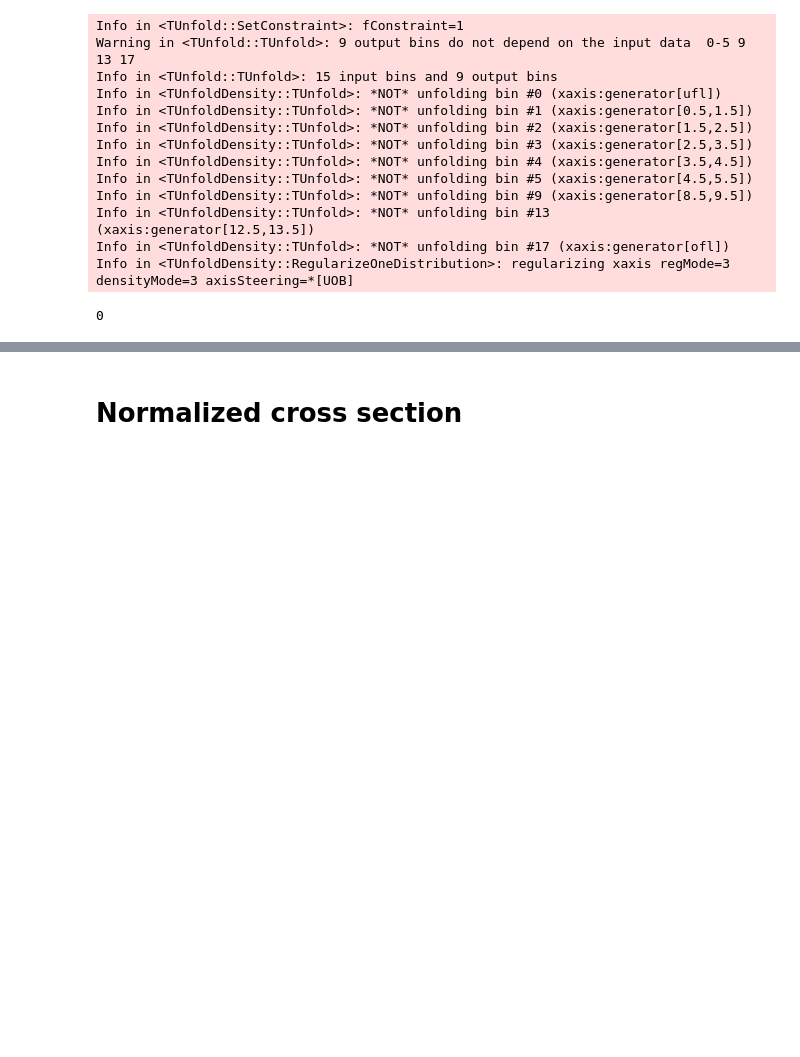
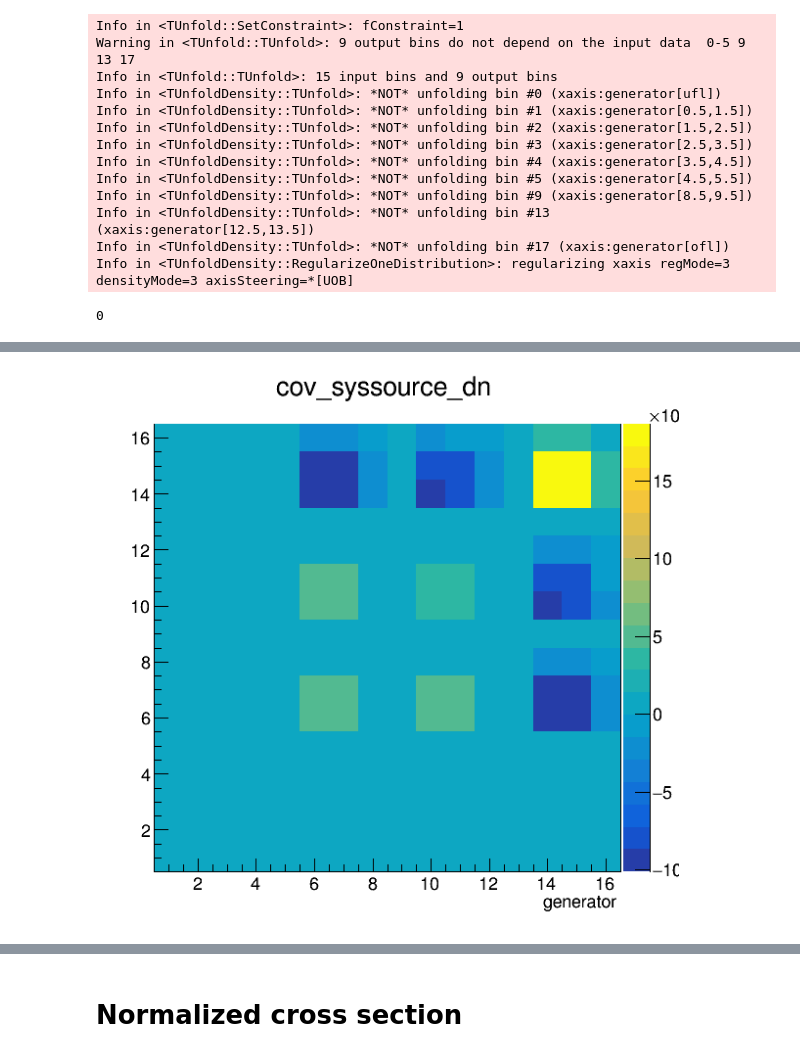
Before and after one commit to rappoccio/TUnfoldExamples, a Jupyter notebook: tunfoldsys_example_normalized-2d.ipynb, the cells around one changed output, grey strips where cells are left out. Drawn from its saved outputs; the diff is of its cells as text; code cells hidden in the pictures; blank space fills up the shorter version.

```diff
--- a/tunfoldsys_example_normalized-2d.ipynb
+++ b/tunfoldsys_example_normalized-2d.ipynb
@@ -742,3 +757,8 @@ o_dn.SetLineStyle(2)
+# %%
+cov_syssource_dn.Draw("colz")
+ROOT.gPad.Draw()
+# %% [output]
+[figure, added]
 # %%
 # Get various covariances
 cov = u.GetEmatrixTotal("cov", "Covariance Matrix")
```
Also changed, not shown: parts of 27 cells of this notebook.
